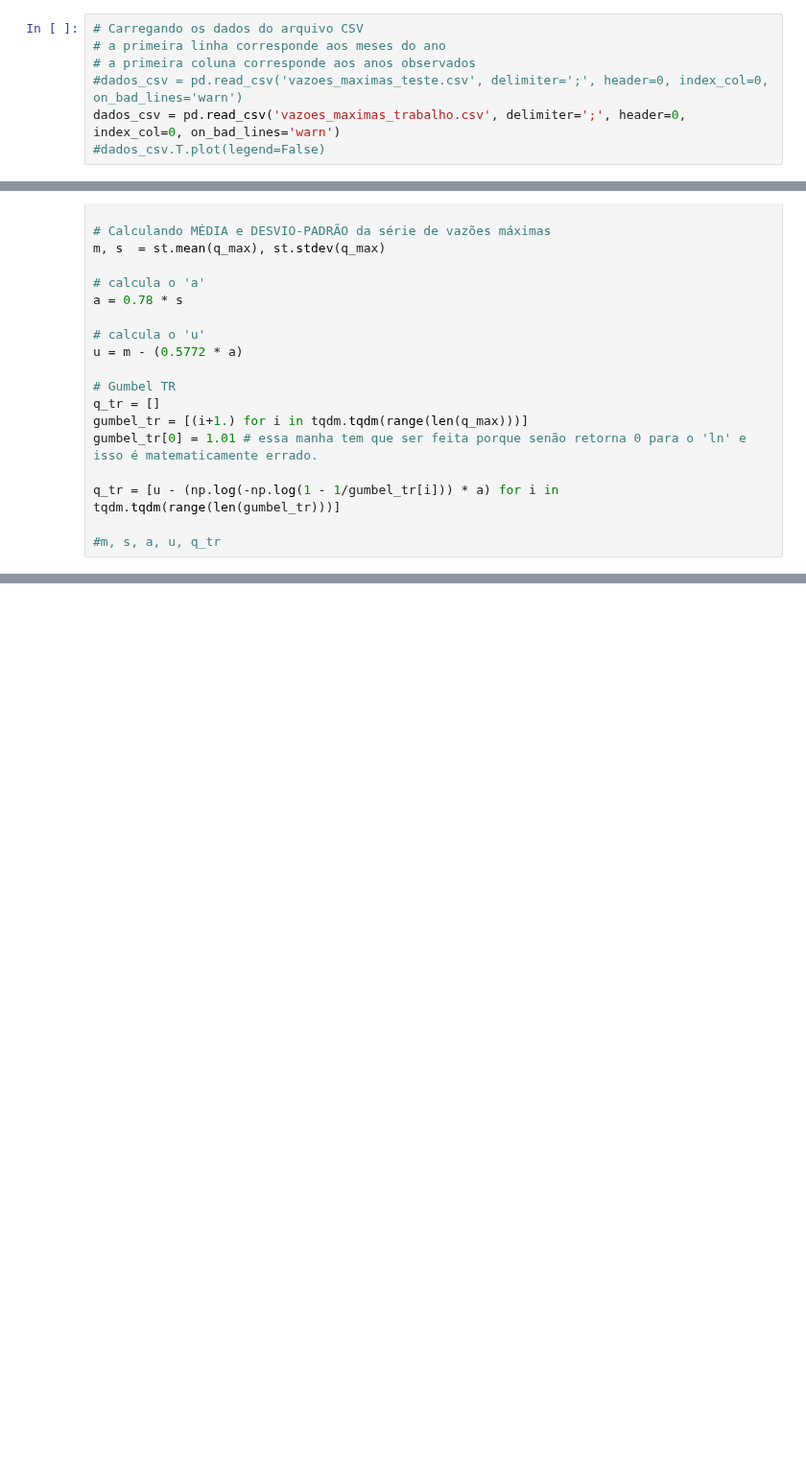
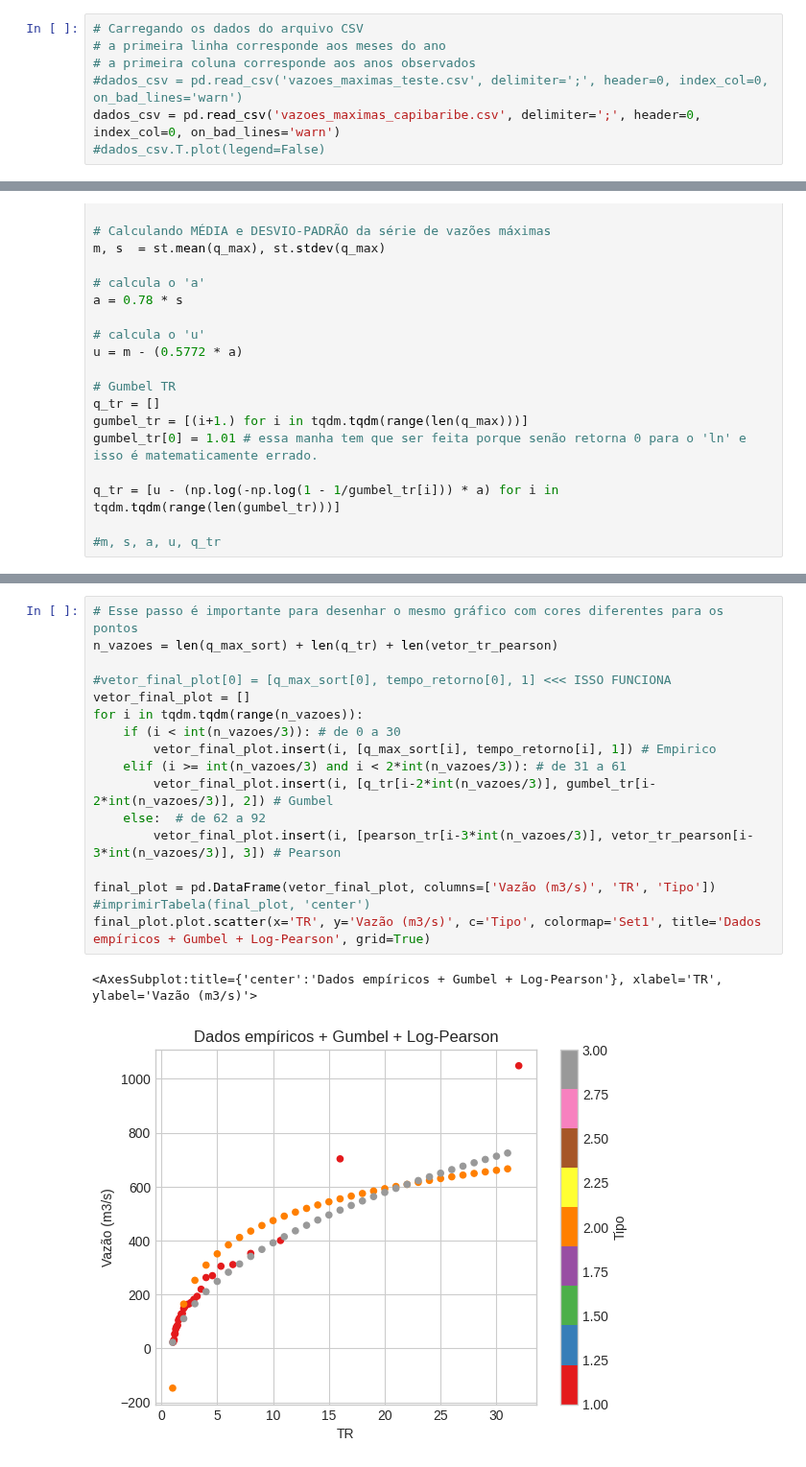
Before and after one commit to wasf84/pgmc-mestrado, a Jupyter notebook: recursos_hidricos/vazoes_maximas/q_max.ipynb, the cells around one changed output, grey strips where cells are left out. Shown at 96% size. Cells and saved outputs as stored; diff of their text form; blank space fills up the shorter version.

Commit message:
finalizado o trabalho de Recurso Hidricos - incial; esta plotando o grafico com os graficos todos juntos.

```diff
--- a/recursos_hidricos/vazoes_maximas/q_max.ipynb
+++ b/recursos_hidricos/vazoes_maximas/q_max.ipynb
@@ -18,7 +18,7 @@ def imprimirTabela(dataFrame, posicao):
 # a primeira linha corresponde aos meses do ano
 # a primeira coluna corresponde aos anos observados
 #dados_csv = pd.read_csv('vazoes_maximas_teste.csv', delimiter=';', header=0, index_col=0, on_bad_lines='warn')
-dados_csv = pd.read_csv('vazoes_maximas_trabalho.csv', delimiter=';', header=0, index_col=0, on_bad_lines='warn')
+dados_csv = pd.read_csv('vazoes_maximas_capibaribe.csv', delimiter=';', header=0, index_col=0, on_bad_lines='warn')
 #dados_csv.T.plot(legend=False)
 # %%
 # Gerar o vetor para o ano hidrologico. Começa em SETEMBRO de um ano e termina em AGOSTO do ano seguinte
@@ -99,2 +119,22 @@ q_tr = [u - (np.log(-np.log(1 - 1/gumbel_tr[i])) * a) for i in tqdm.tqdm(range(l
+# %%
+# Esse passo é importante para desenhar o mesmo gráfico com cores diferentes para os pontos
+n_vazoes = len(q_max_sort) + len(q_tr) + len(vetor_tr_pearson)
+
+#vetor_final_plot[0] = [q_max_sort[0], tempo_retorno[0], 1] <<< ISSO FUNCIONA
+vetor_final_plot = []
+for i in tqdm.tqdm(range(n_vazoes)):
+    if (i < int(n_vazoes/3)): # de 0 a 30
+        vetor_final_plot.insert(i, [q_max_sort[i], tempo_retorno[i], 1]) # Empirico
+    elif (i >= int(n_vazoes/3) and i < 2*int(n_vazoes/3)): # de 31 a 61
+        vetor_final_plot.insert(i, [q_tr[i-2*int(n_vazoes/3)], gumbel_tr[i-2*int(n_vazoes/3)], 2]) # Gumbel
+    else:  # de 62 a 92
+        vetor_final_plot.insert(i, [pearson_tr[i-3*int(n_vazoes/3)], vetor_tr_pearson[i-3*int(n_vazoes/3)], 3]) # Pearson
+
+final_plot = pd.DataFrame(vetor_final_plot, columns=['Vazão (m3/s)', 'TR', 'Tipo'])
+#imprimirTabela(final_plot, 'center')
+final_plot.plot.scatter(x='TR', y='Vazão (m3/s)', c='Tipo', colormap='Set1', title='Dados empíricos + Gumbel + Log-Pearson', grid=True)
+# %% [output]
+<AxesSubplot:title={'center':'Dados empíricos + Gumbel + Log-Pearson'}, xlabel='TR', ylabel='Vazão (m3/s)'>
+[figure, added]
 # %%
 # Esse passo é importante para desenhar o mesmo gráfico com cores diferentes para os pontos
```
Also changed, not shown: parts of 7 cells of this notebook, 3 other files.
